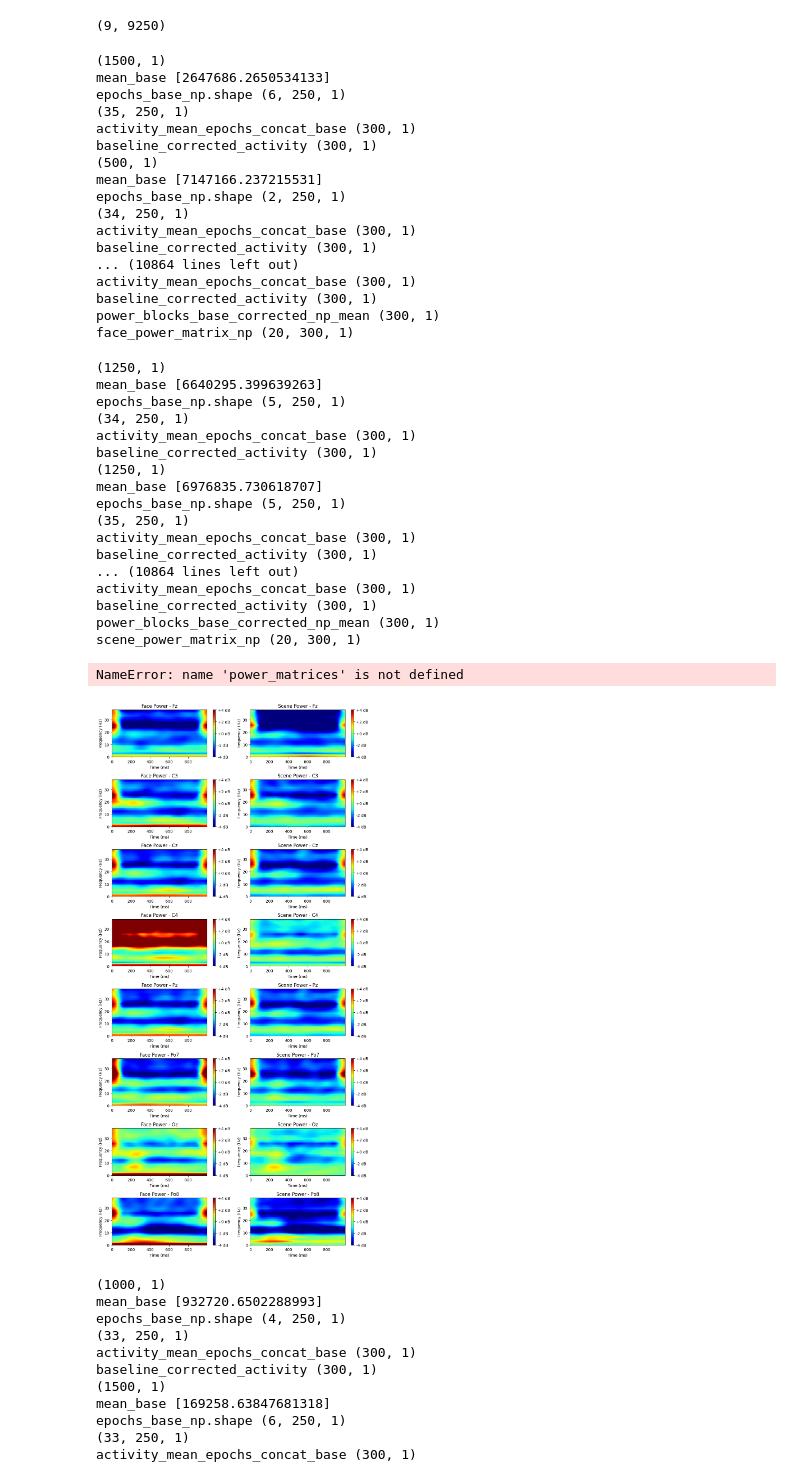
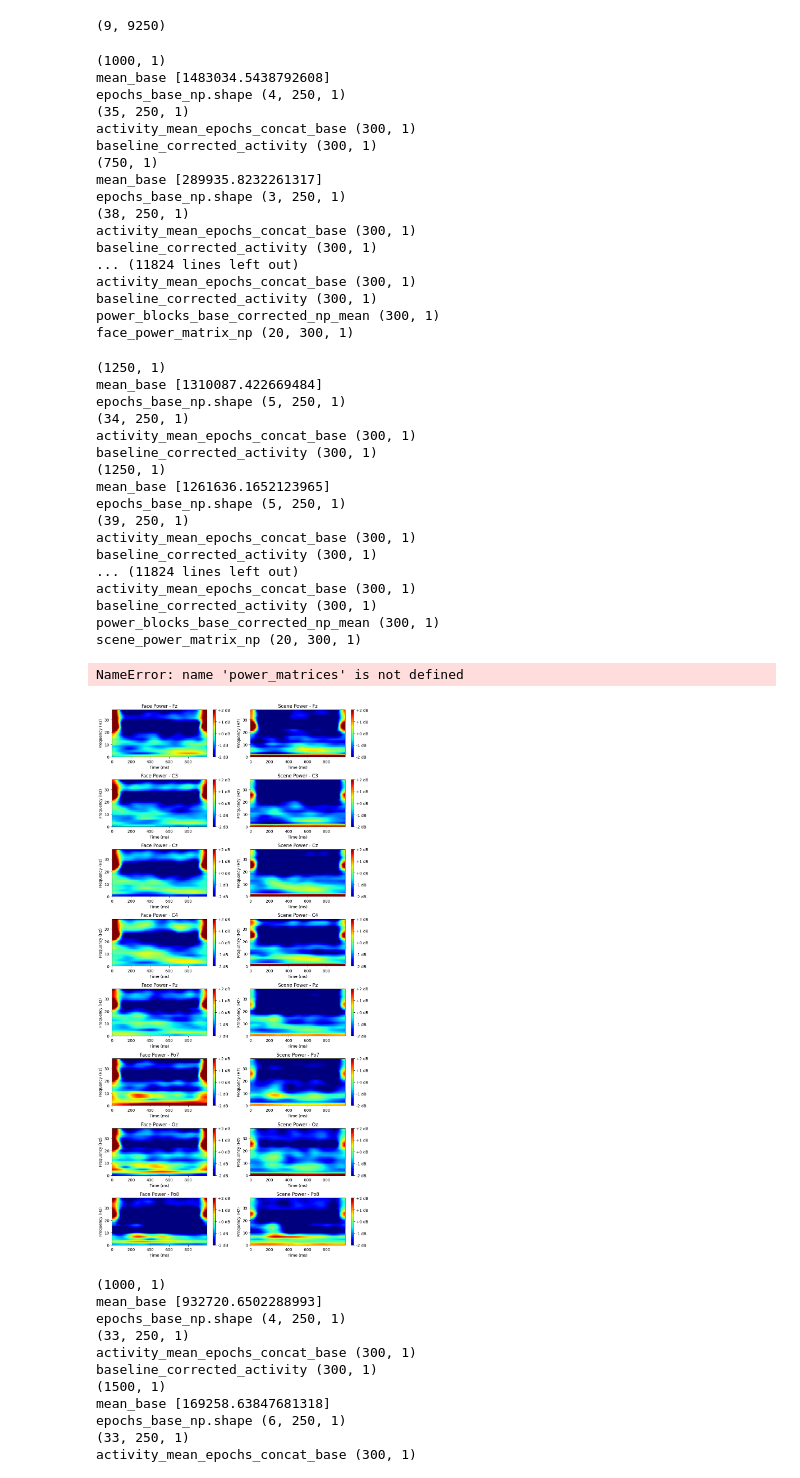
Before and after one commit to AbiriLab/Neurofeedback-Based-BCI, a Jupyter notebook: SVM for Unicorn Data/ICA_7 - Copy.ipynb, the cells around one changed output. Drawn from its saved outputs; the diff is of its cells as text; code cells hidden in the pictures.

```diff
--- a/SVM for Unicorn Data/ICA_7 - Copy.ipynb
+++ b/SVM for Unicorn Data/ICA_7 - Copy.ipynb
@@ -123,7 +123,7 @@ folder_name = 'ES_1'
 selected_columns = ['Fz', 'C3', 'Cz', 'C4', 'Pz', 'Po7', 'Oz', 'Po8']
 # %%
-folder_name = 'OW_1'
-subfolder_name = 'spike_rejected_data_OW'
+folder_name = 'BA_1'
+subfolder_name = 'spike_rejected_data_BA'
 # Full path to the subfolder
 spike_rejected_folder = os.path.join(folder_name, subfolder_name)
 # %%
@@ -809,19 +809,19 @@ for channel_idx, channel_name in enumerate(selected_columns):
         face_power_matrix_np=np.array(face_power_matrix)
         print('face_power_matrix_np', face_power_matrix_np.shape)
 # %% [output]
-(1500, 1)
-mean_base [2647686.2650534133]
-epochs_base_np.shape (6, 250, 1)
+(1000, 1)
+mean_base [1483034.5438792608]
+epochs_base_np.shape (4, 250, 1)
 (35, 250, 1)
 activity_mean_epochs_concat_base (300, 1)
 baseline_corrected_activity (300, 1)
-(500, 1)
-mean_base [7147166.237215531]
-epochs_base_np.shape (2, 250, 1)
-(34, 250, 1)
+(750, 1)
+mean_base [289935.8232261317]
+epochs_base_np.shape (3, 250, 1)
+(38, 250, 1)
 activity_mean_epochs_concat_base (300, 1)
 baseline_corrected_activity (300, 1)
-... (10864 lines left out)
+... (11824 lines left out)
 activity_mean_epochs_concat_base (300, 1)
 baseline_corrected_activity (300, 1)
 power_blocks_base_corrected_np_mean (300, 1)
@@ -927,18 +927,18 @@ for channel_idx, channel_name in enumerate(selected_columns):
         print('scene_power_matrix_np', scene_power_matrix_np.shape)
 # %% [output]
 (1250, 1)
-mean_base [6640295.399639263]
+mean_base [1310087.422669484]
 epochs_base_np.shape (5, 250, 1)
 (34, 250, 1)
 activity_mean_epochs_concat_base (300, 1)
 baseline_corrected_activity (300, 1)
 (1250, 1)
-mean_base [6976835.730618707]
+mean_base [1261636.1652123965]
 epochs_base_np.shape (5, 250, 1)
-(35, 250, 1)
+(39, 250, 1)
 activity_mean_epochs_concat_base (300, 1)
 baseline_corrected_activity (300, 1)
-... (10864 lines left out)
+... (11824 lines left out)
 activity_mean_epochs_concat_base (300, 1)
 baseline_corrected_activity (300, 1)
 power_blocks_base_corrected_np_mean (300, 1)
@@ -959,7 +959,7 @@ for channel, power_data in face_power_matrices.items():
     df = pd.DataFrame(power_matrix)
 
     # Save to CSV
-    df.to_csv(f'face_power_matrix_ow_{channel}.csv', index=False)
+    df.to_csv(f'face_power_matrix_BA_{channel}.csv', index=False)
 # %%
 for channel, power_data in scene_power_matrices.items():
     # Convert the list of arrays into a 2D array
@@ -969,43 +969,43 @@ for channel, power_data in scene_power_matrices.items():
     df = pd.DataFrame(power_matrix)
 
     # Save to CSV
-    df.to_csv(f'scene_power_matrix_ow_{channel}.csv', index=False)
+    df.to_csv(f'scene_power_matrix_BA_{channel}.csv', index=False)
 # %%
 def plot_time_frequency(data, title, ax):
     # Use the provided axes object for plotting
     data_to_plot = 10 * np.log10(data.T + 1e-6)  # Transpose and Log transform of power; add a small constant to avoid log(0)
     img = ax.imshow(data_to_plot, aspect='auto', cmap='jet', origin='lower',
-                    extent=[times[0], times[-1], frequencies[0], frequencies[-1]], vmin=-4, vmax=4)
+                    extent=[times[0], times[-1], frequencies[0], frequencies[-1]], vmin=-2, vmax=2)
     fig.colorbar(img, ax=ax, format='%+2.0f dB')  # Use fig.colorbar to specify the axes
     ax.set_xlabel('Time (ms)')
     ax.set_ylabel('Frequency (Hz)')
     ax.set_title(title)
 
 
 n_channels = 8
 fig, axs = plt.subplots(n_channels, 2, figsize=(10, 20))  # Adjust figsize as needed
 
 for i, channel in enumerate(selected_columns):
     # Load from CSV
-    df_face = pd.read_csv(f'face_power_matrix_ow_{channel}.csv')
-    df_scene = pd.read_csv(f'scene_power_matrix_ow_{channel}.csv')
+    df_face = pd.read_csv(f'face_power_matrix_BA_{channel}.csv')
+    df_scene = pd.read_csv(f'scene_power_matrix_BA_{channel}.csv')
 
     # Convert DataFrame to numpy array
     face_power_matrix = df_face.to_numpy()
     scene_power_matrix = df_scene.to_numpy()
 
     # Use the data from the 50th sample point to 300th
     face_power_matrix_reduced = face_power_matrix[50:300, :]
     scene_power_matrix_reduced = scene_power_matrix[50:300, :]
 
     # Plot the results for face and scene
     plot_time_frequency(face_power_matrix_reduced, f'Face Power - {channel}', axs[i, 0])
     plot_time_frequency(scene_power_matrix_reduced, f'Scene Power - {channel}', axs[i, 1])
 
 plt.tight_layout()
 plt.show()
 # %% [output]
-[figure, old version]
+[figure, new version]
 # %%
 # Load and plot for each channel
 for channel in selected_columns:
```
Also changed, not shown: parts of 8 cells of this notebook, 9 other files.
